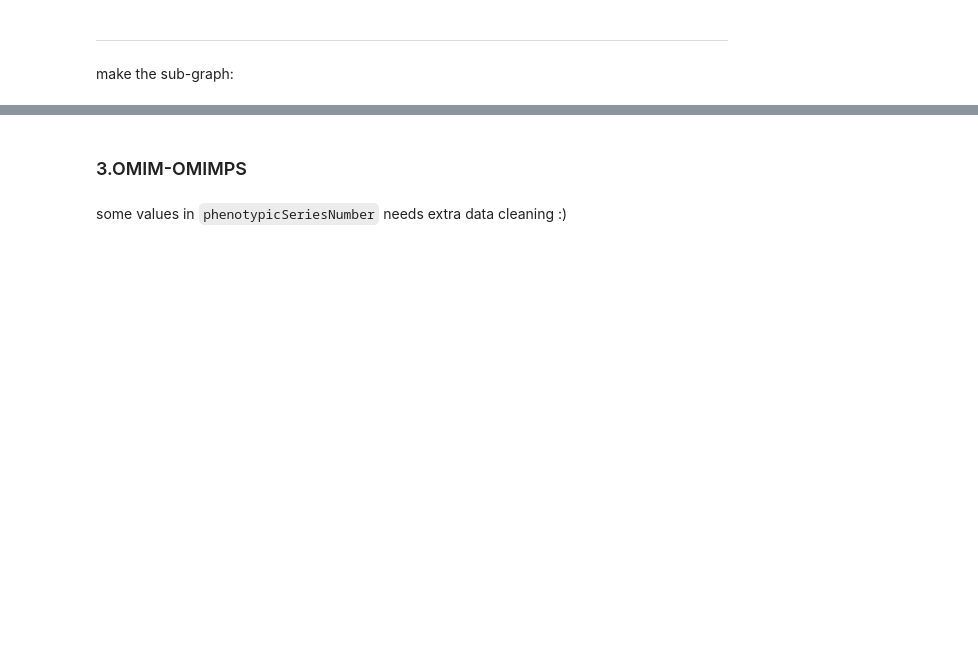
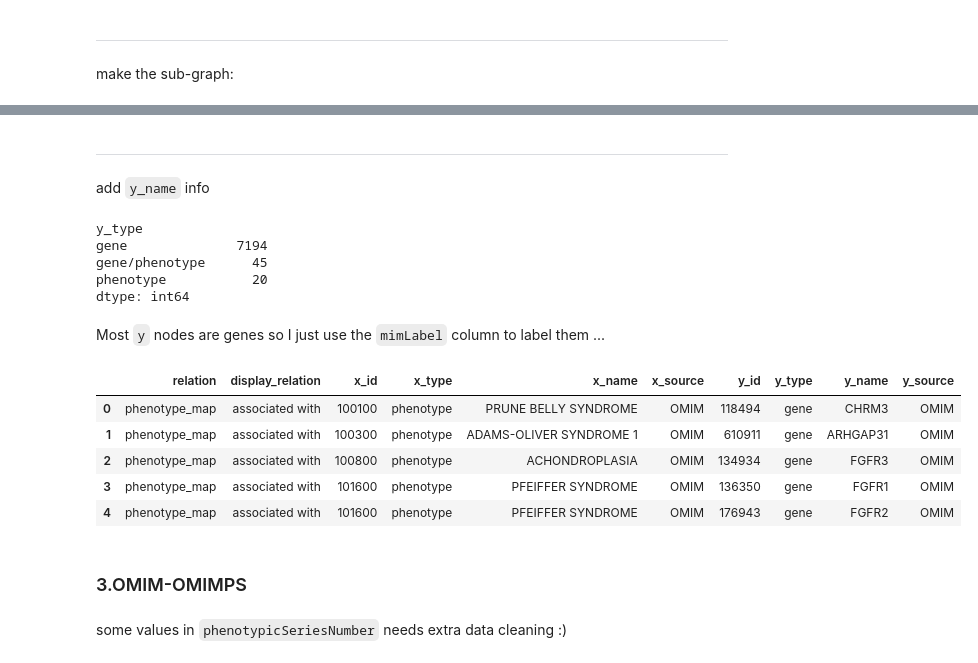
Before and after one commit to mims-harvard/PrimeKG, a Jupyter notebook: knowledge_graph/append_omim.ipynb, the cells around one changed output, grey strips where cells are left out. Cells and saved outputs as stored; diff of their text form; code cells hidden in the pictures; blank space fills up the shorter version.

```diff
--- a/knowledge_graph/append_omim.ipynb
+++ b/knowledge_graph/append_omim.ipynb
@@ -609,2 +629,16 @@ Most `y` nodes are genes so I just use the `mimLabel` column to label them ...
-# %%
-pheno_gene_OMIM_kg['y_name'] = mim_meta.set_index('mimNumber').loc[omim_pheno_gene['mim_2'],'mimLabel'].to_list()
+# %%
+pheno_gene_OMIM_kg = build_KG(
+    indices = omim_pheno_gene.index,
+    relation = 'phenotype_map', # mim_mim'
+    display_relation= 'associated with',
+
+    x_id = omim_pheno_gene['mim_1'].astype(int),
+    x_type = mim_meta.set_index('mimNumber').loc[omim_pheno_gene['mim_1'],'mimType'].to_list(),
+    x_name = '',
+    x_source = 'OMIM',
+
+    y_id = omim_pheno_gene['mim_2'].astype(int),
+    y_type = mim_meta.set_index('mimNumber').loc[omim_pheno_gene['mim_2'],'mimType'].to_list(),
+    y_name = '',
+    y_source = 'OMIM'
+)
@@ -611,3 +654,29 @@ pheno_gene_OMIM_kg['y_name'] = mim_meta.set_index('mimNumber').loc[omim_pheno_ge
+# %%
+pheno_gene_OMIM_kg.df['x_name'] = mim_meta.set_index('mimNumber').loc[omim_pheno_gene['mim_1'],'mimTitle'].to_list()
+# %% [markdown]
+___
+add `y_name` info
+# %%
+pheno_gene_OMIM_kg.df.groupby('y_type').size()# == 'gene'
+# %% [output]
+y_type
+gene              7194
+gene/phenotype      45
+phenotype           20
+dtype: int64
+# %% [markdown]
+Most `y` nodes are genes so I just use the `mimLabel` column to label them ...
+# %%
+pheno_gene_OMIM_kg.df['y_name'] = mim_meta.set_index('mimNumber').loc[omim_pheno_gene['mim_2'],'mimLabel'].to_list()
+# %%
+pheno_gene_OMIM_kg.df.head()
+# %% [output]
+|  | relation | display_relation | x_id | x_type | x_name | x_source | y_id | y_type | y_name | y_source |
+| 0 | phenotype_map | associated with | 100100 | phenotype | PRUNE BELLY SYNDROME | OMIM | 118494 | gene | CHRM3 | OMIM |
+| 1 | phenotype_map | associated with | 100300 | phenotype | ADAMS-OLIVER SYNDROME 1 | OMIM | 610911 | gene | ARHGAP31 | OMIM |
+| 2 | phenotype_map | associated with | 100800 | phenotype | ACHONDROPLASIA | OMIM | 134934 | gene | FGFR3 | OMIM |
+| 3 | phenotype_map | associated with | 101600 | phenotype | PFEIFFER SYNDROME | OMIM | 136350 | gene | FGFR1 | OMIM |
+| 4 | phenotype_map | associated with | 101600 | phenotype | PFEIFFER SYNDROME | OMIM | 176943 | gene | FGFR2 | OMIM |
 # %% [markdown]
 ### 3.OMIM-OMIMPS
 # %%
```
Also changed, not shown: parts of 108 cells of this notebook.
